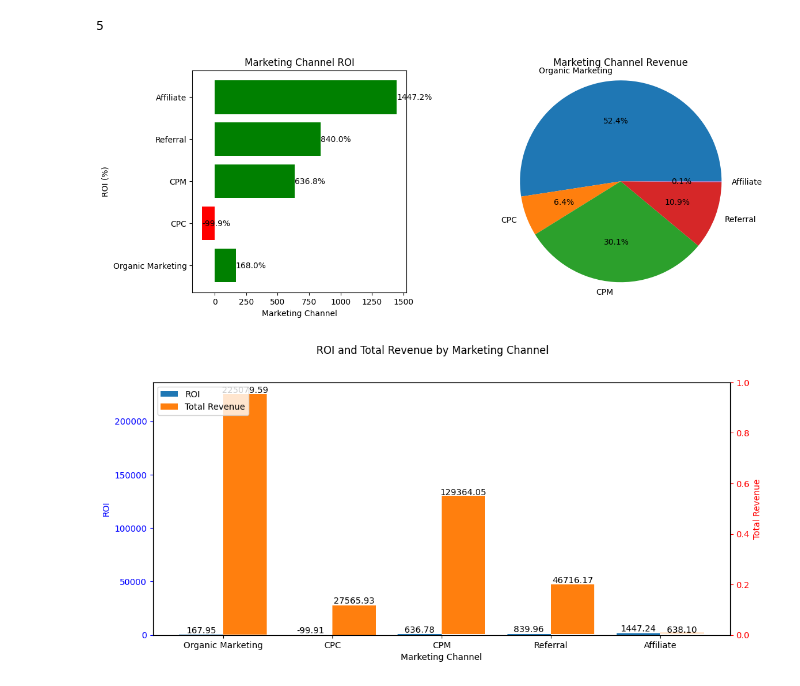
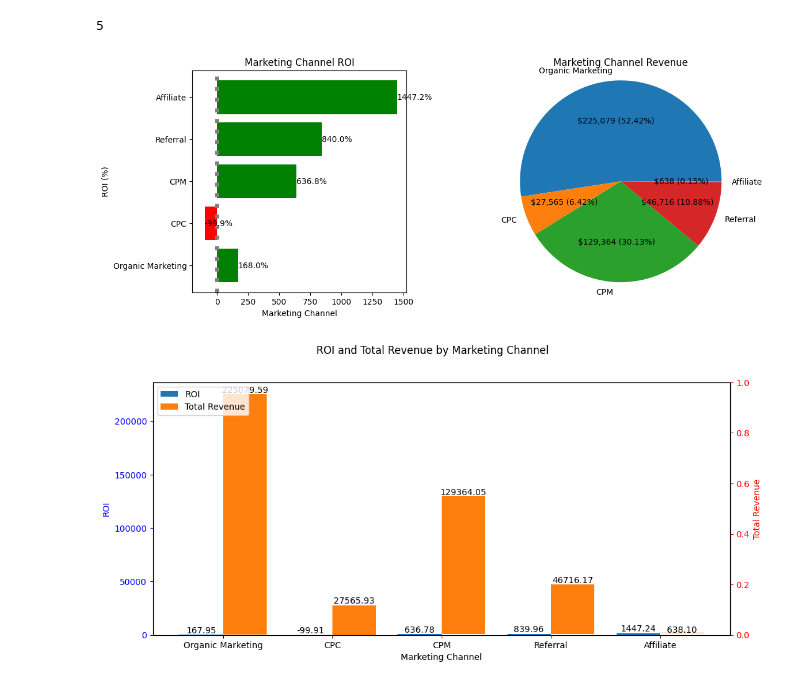
Before and after one commit to MhT-an/DSA3101-E-commerce, a Jupyter notebook: Notebooks/Customer_Behavior_and_Sales_Analysis/Marketing_Effectiveness/ROI of Marketing Channels.ipynb, the cells around one changed output. Cells and saved outputs as stored; diff of their text form; code cells hidden in the pictures.

Commit message:
Make changes to graphics in Aq3p1

```diff
--- a/Notebooks/Customer_Behavior_and_Sales_Analysis/Marketing_Effectiveness/ROI of Marketing Channels.ipynb
+++ b/Notebooks/Customer_Behavior_and_Sales_Analysis/Marketing_Effectiveness/ROI of Marketing Channels.ipynb
@@ -642,35 +642,48 @@ len(barchart_df.index)
 # %%
 # Create a figure and axis objects
 fig, (ax1, ax2) = plt.subplots(1, 2, figsize=(12, 5))
 
 # Bar Chart
 bar_data = barchart_df['roi']
 bar_labels = [line.replace('\n', ' ') for line in barchart_df.index]
 
 bars = ax1.barh(bar_labels, bar_data, color=['green' if value > 0 else 'red' for value in bar_data])
 ax1.set_xlabel('Marketing Channel')
 ax1.set_ylabel('ROI (%)')
 ax1.set_title('Marketing Channel ROI')
+# Set the x-axis limits to start from 0
+ax1.set_xlim(left=-200)
 # ax1.tick_params(axis='x', rotation=45)
 
 # Add text labels on top of the bars
 for i, bar in enumerate(bars):
     width = bar.get_width()
     label_text = f"{bar_data[i]:.1f}%"
     ax1.text(width, bar.get_y() + bar.get_height() / 2, label_text, ha='left', va='center')
 
+# ax1.spines['left'].set_visible(False)
+
+
+# Add a dotted vertical line at x = 0
+ax1.axvline(x=0, color='gray', linestyle=':', linewidth=5)
+
+# Define a function to display both revenue values and percentages
+def revenue_and_percentage(pct, all_values):
+    absolute = int(pct / 100. * sum(all_values))
+    return f"${absolute:,} ({pct:.2f}%)"  # Format with commas and percentage
+
 # Pie Chart
-ax2.pie(barchart_df['total_revenue'], labels=barchart_df.index, autopct='%1.1f%%')
+ax2.pie(barchart_df['total_revenue'], labels=barchart_df.index, autopct=lambda pct: revenue_and_percentage(pct, barchart_df['total_revenue']))
 ax2.set_title('Marketing Channel Revenue')
 ax2.axis('equal')  # Equal aspect ratio ensures that pie is circular.
 
 # Adjust spacing between subplots
 plt.subplots_adjust(wspace=0.5)
 
 # Display the figure
 plt.show()
 # %% [output]
-[figure, old version]
+[figure, new version]
 # %%
 # Create the figure and axis
 fig, ax1 = plt.subplots(figsize=(12, 6))
```
